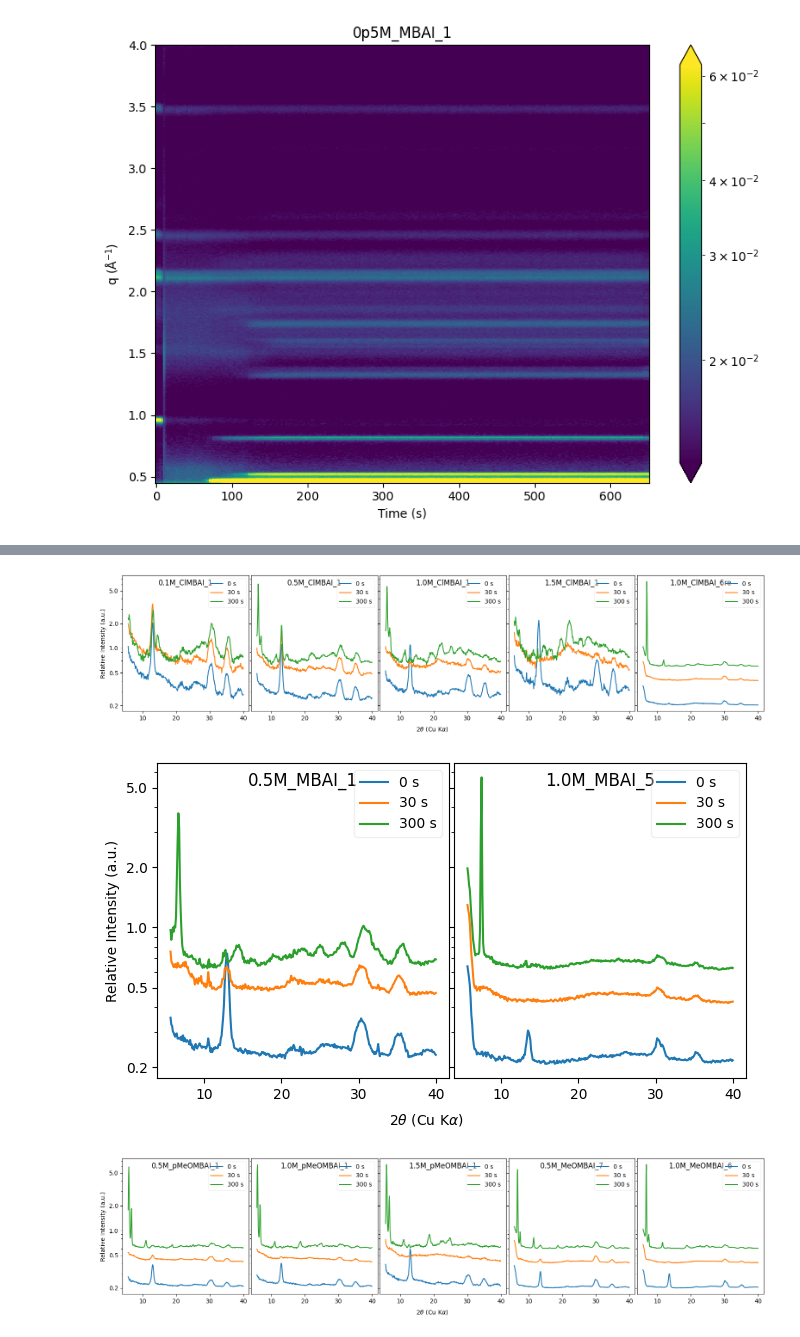
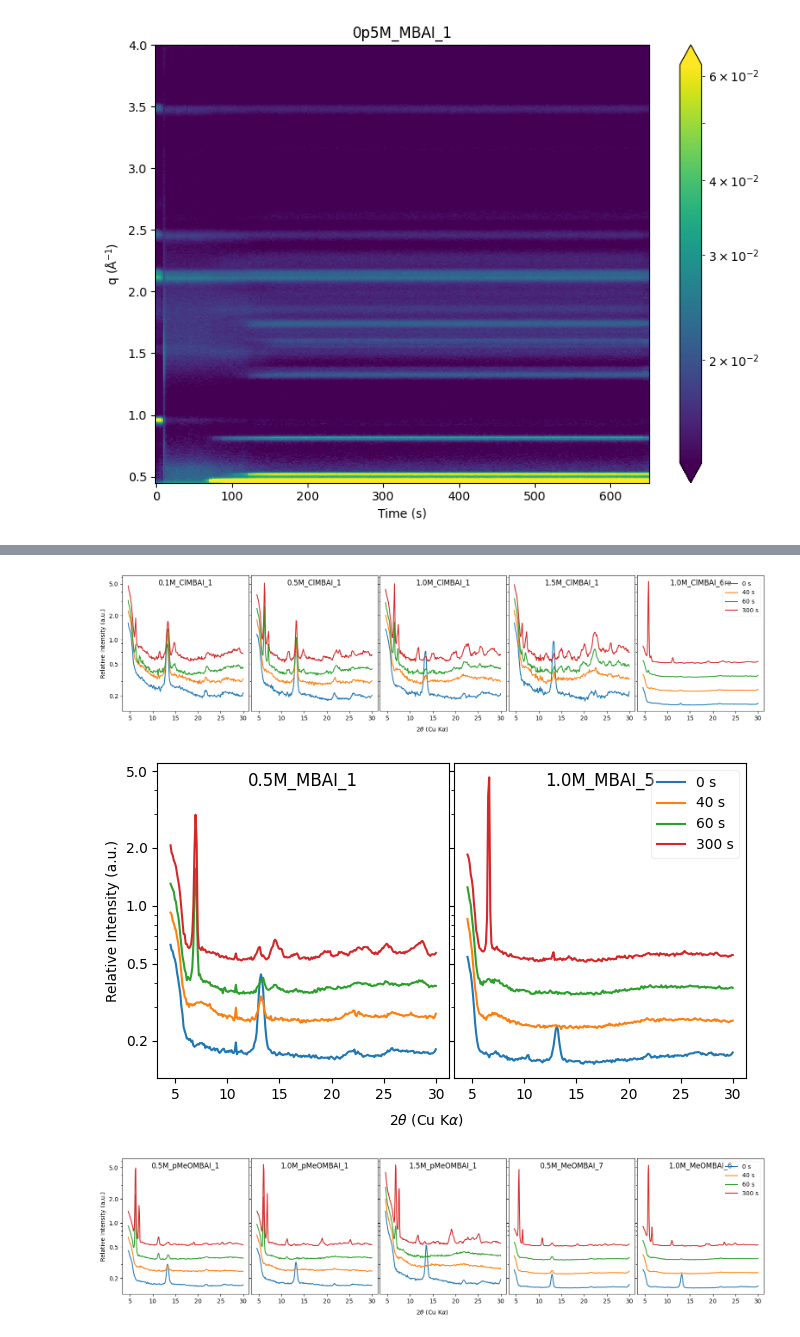
Before and after one commit to yyrliu/lbl-snipplets, a Jupyter notebook: giwaxs.ipynb, the cells around one changed output, grey strips where cells are left out. Cells and saved outputs as stored; diff of their text form; code cells hidden in the pictures.

Commit message:
Improve plotting

```diff
--- a/giwaxs.ipynb
+++ b/giwaxs.ipynb
@@ -205,7 +245,13 @@ from natsort import natsorted
 nc_files_dir = Path(r"G:\Shared drives\Sutter-Fella Lab\ECRP-Project\results\beamtime_Dec2025")
 nc_files = natsorted(nc_files_dir.glob("*.nc"))
 print("\n".join([str(nc_file) for nc_file in nc_files]))
-pdata_arrays = [xr.open_dataarray(nc_file) for nc_file in nc_files]
+
+pdata_arrays = []
+
+for nc_file in nc_files:
+    with xr.open_dataarray(nc_file) as da:
+        pdata_arrays.append(da)
+
 for da in pdata_arrays:
     print(f"{da.attrs['title']}: shape={da.shape}, time points={da.sizes['time']}, q range={da.coords['q_A^-1'].values[0]} to {da.coords['q_A^-1'].values[-1]}")
 # %% [output]
@@ -259,9 +305,10 @@ for ds in pdatasets:
         time_offset = -(dispense_time[0] - 5.0)
         print(f"Offsetting '{exp_name}' by dispense time {time_offset} seconds")
         ds = ds.assign_coords(time=(ds['time'] + time_offset))
-        synced_datasets.append(ds)
 
-pdataset = xr.concat(synced_datasets, dim=pd.Index(pdataset_names, name="experiment"), join="outer")
+    synced_datasets.append(ds)
+
+pdataset = xr.concat(synced_datasets, dim=pd.Index(pdataset_names, name="experiment", dtype='str'), join="outer")
 # pdataset
 pdataset.sel(experiment="0p5M_MBAI_1")["intensity"].dropna("time").plot.imshow(x="time", y="q_A^-1", cmap="viridis", norm=LogNorm())
 
@@ -289,8 +336,10 @@ from numpy import percentile
 
 
 for exp in ['ClMBAI', 'MBAI', 'p?MeOMBAI']:
+# for exp in ['0p5']:
 
     ds_by_material = pdataset.where(pdataset["experiment"].str.contains(f"M_{exp}", case=False), drop=True)
+    # ds_by_material = pdataset.where(pdataset["experiment"].str.contains(f"{exp}", case=False), drop=True)
 
     # da_by_material = ds_by_material["intensity"].interpolate_na(dim="time", method="linear")
     da_by_material = ds_by_material["intensity"]
@@ -300,9 +349,12 @@ for exp in ['ClMBAI', 'MBAI', 'p?MeOMBAI']:
         da_exp = da_by_material.sel(experiment=exp_name)
         da_by_material.loc[dict(experiment=exp_name)] = (da_exp - da_exp.min()) / (da_exp.max() - da_exp.min()) + 0.1
 
-    da_by_material = da_by_material.sel(**{"time": slice(None, 300), "q_A^-1": slice(0.4, 2.55)})
+    da_by_material = da_by_material.sel(**{"time": slice(None, 300), "q_A^-1": slice(0.35, 2.55)})
     num_exps = len(da_by_material.experiment)
     fig, axes = plt.subplots(1, num_exps,  figsize=(num_exps * 2.5 + 1.2, 4), sharey=True)
+
+    if not isinstance(axes, np.ndarray):
+        axes = np.array([axes])
 
     for exp_idx in range(num_exps):
         da_exp = da_by_material.isel(experiment=exp_idx).dropna("time")
@@ -346,13 +398,15 @@ from numpy import percentile
 
 
 for exp in ['ClMBAI', 'MBAI', 'p?MeOMBAI']:
+# for exp in ['1p0']:
 
     ds_by_material = pdataset.where(pdataset["experiment"].str.contains(f"M_{exp}", case=False), drop=True).swap_dims({"q_A^-1": "twoTheta_deg"})
+    # ds_by_material = pdataset.where(pdataset["experiment"].str.contains(f"{exp}", case=False), drop=True).swap_dims({"q_A^-1": "twoTheta_deg"})
 
     # da_by_material = ds_by_material["intensity"].interpolate_na(dim="time", method="linear")
     da_by_material = ds_by_material["intensity"]
 
-    da_by_material = da_by_material.sel(**{"twoTheta_deg": slice(None, 40)})
+    da_by_material = da_by_material.sel(**{"twoTheta_deg": slice(4.5, 30)})
 
     # min max normalize by experiment
     for exp_name in da_by_material.experiment:
@@ -360,36 +414,38 @@ for exp in ['ClMBAI', 'MBAI', 'p?MeOMBAI']:
         da_by_material.loc[dict(experiment=exp_name)] = (da_exp - da_exp.min()) / (da_exp.max() - da_exp.min()) + 0.1
 
     num_exps = len(da_by_material.experiment)
     fig, axes = plt.subplots(1, num_exps,  figsize=(num_exps * 3 + 0.7, 4), sharey=True)
 
     for exp_idx in range(num_exps):
 
-        time_of_interest = [0, 30, 300]
+        time_of_interest = [0, 40, 60 ,300]
+        # time_of_interest = [0, 30, 300]
         da_exp = da_by_material.isel(experiment=exp_idx).dropna("time")
         da_exp = da_exp.sel(time=time_of_interest, method="nearest")
 
         for i in range(len(time_of_interest)):
-            da_exp[i, :] = da_exp[i, :] * (i+1) * 2
+            da_exp[i, :] = da_exp[i, :] * 1.5 ** (i+1)
 
         da_exp.plot.line(x="twoTheta_deg", ax=axes[exp_idx], add_legend=False)
 
         axes[exp_idx].set_yscale("log")
         yticks = [0.2, 0.5, 1.0, 2.0, 5.0]
         axes[exp_idx].set_yticks(yticks, labels=[str(ytick) for ytick in yticks])
         axes[exp_idx].set_title(str(da_exp.experiment.values).replace("p", ".", 1).replace("insitu_", ""), y=0.9)
 
         # remove y label for all but first
         if exp_idx > 0:
             axes[exp_idx].set_ylabel("")
         else:
             axes[exp_idx].set_ylabel("Relative Intensity (a.u.)")
 
         axes[exp_idx].set_xlabel("")
-        axes[exp_idx].legend(labels=[f"{t:.0f} s" for t in time_of_interest], framealpha=0.3)
+
+    axes[-1].legend(labels=[f"{t:.0f} s" for t in time_of_interest], framealpha=0.3)
 
     fig.supxlabel(r"2$\theta$ (Cu K$\alpha$)", y=0.05, fontsize=10)
     fig.tight_layout(w_pad=0.02)
 # %% [output]
-[figure, old version]
+[figure, new version]
-[figure, old version]
+[figure, new version]
-[figure, old version]
+[figure, new version]
```
Also changed, not shown: parts of 10 cells of this notebook.
